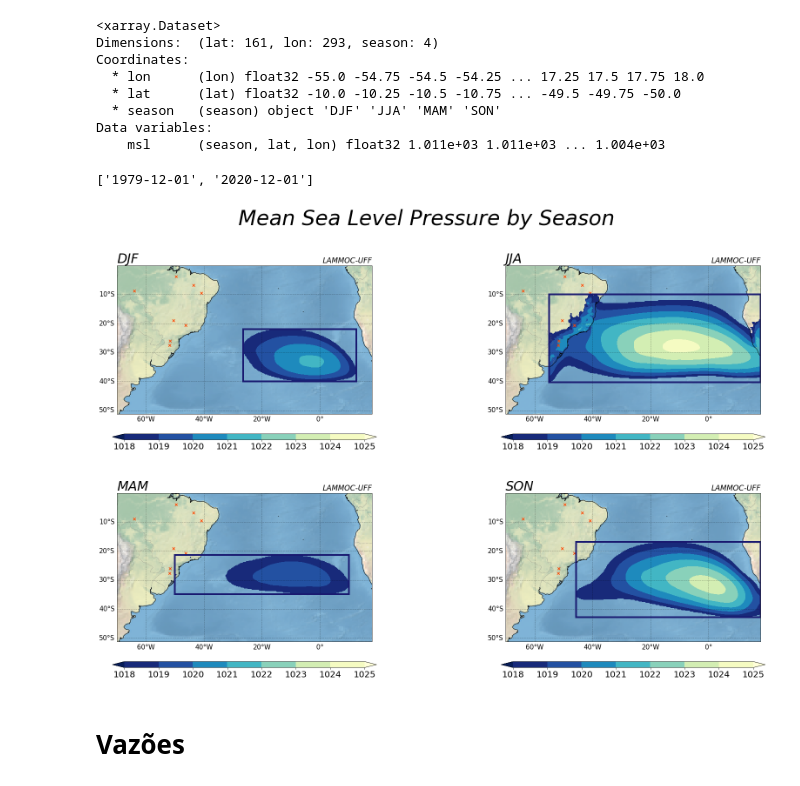
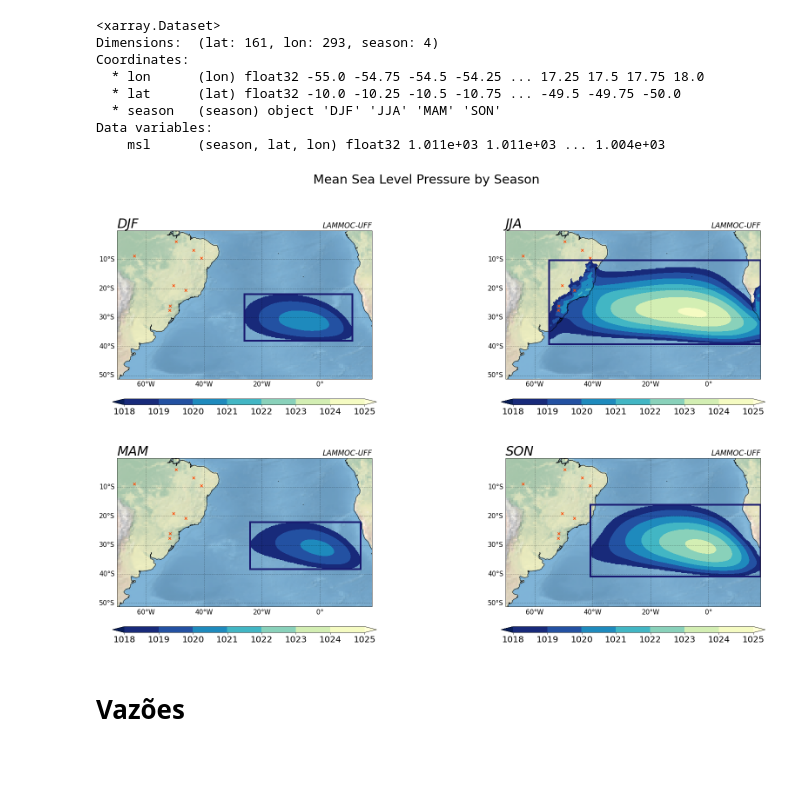
Before and after one commit to g-almeida/Climatology, a Jupyter notebook: Mod/AreaInfluenciada.ipynb, the cells around one changed output. Cells and saved outputs as stored; diff of their text form; code cells hidden in the pictures.

Commit message:
missing atualization on AreaInfluenciada.ipynb

```diff
--- a/Mod/AreaInfluenciada.ipynb
+++ b/Mod/AreaInfluenciada.ipynb
@@ -112,7 +129,7 @@ def process(time):
 def figura(time, plot_type='contourf'):#, DJF_coords_min, DJF_coords_max, JJA_coords_min, JJA_coords_max, MAM_coords_min, MAM_coords_max ,SON_coords_min ,SON_coords_max):
     fig, ax = plt.subplots(nrows=2,ncols=2,subplot_kw=dict(projection = ccrs.PlateCarree()), figsize=(32,18))
     plt.subplots_adjust(hspace = 0.15, wspace= 0.0005)
-    fig.suptitle('Mean Sea Level Pressure by Season',  fontsize=48, weight="medium",style="oblique",va="top", ha="center")
+    fig.suptitle('Mean Sea Level Pressure by Season',  fontsize=29, weight="medium", ha="center")
 
     data, DJF_coords_min, DJF_coords_max, JJA_coords_min, JJA_coords_max, MAM_coords_min, MAM_coords_max ,SON_coords_min ,SON_coords_max = process(time)
 
@@ -172,15 +189,11 @@ def plott(ax, plot_type, season, data, season_coords_min, season_coords_max):
     ax.add_line(line3)
     line4 = plt.Line2D((season_coords_max[0],season_coords_min[0]), (season_coords_min[1],season_coords_min[1]),linewidth=4, color = 'midnightblue')
     ax.add_line(line4)
-# %%
-["1979-12-01", "2020-12-01"]
-# %% [output]
-['1979-12-01', '2020-12-01']
 # %%
-figura(time=["2017-12-01", "2020-12-01"], plot_type='contourf')
-#plt.savefig("D://_Gabriel//Estudo//UFF//Bloqueios_Atmosfericos//Apresentações//MODCLIM//AREAmsl_2", bbox_inches = 'tight')
+figura(time=["1979-12-01", "2020-12-01"], plot_type='contourf')
+plt.savefig("/mnt/d/_Gabriel/Estudo/UFF/Bloqueios_Atmosfericos/Apresentações/MODCLIM2/area_msl", bbox_inches = 'tight')
 # %% [output]
-[figure, old version]
+[figure, new version]
 # %% [markdown]
 # Vazões
 # %%
```
Also changed, not shown: parts of 9 cells of this notebook, 3 other files.
